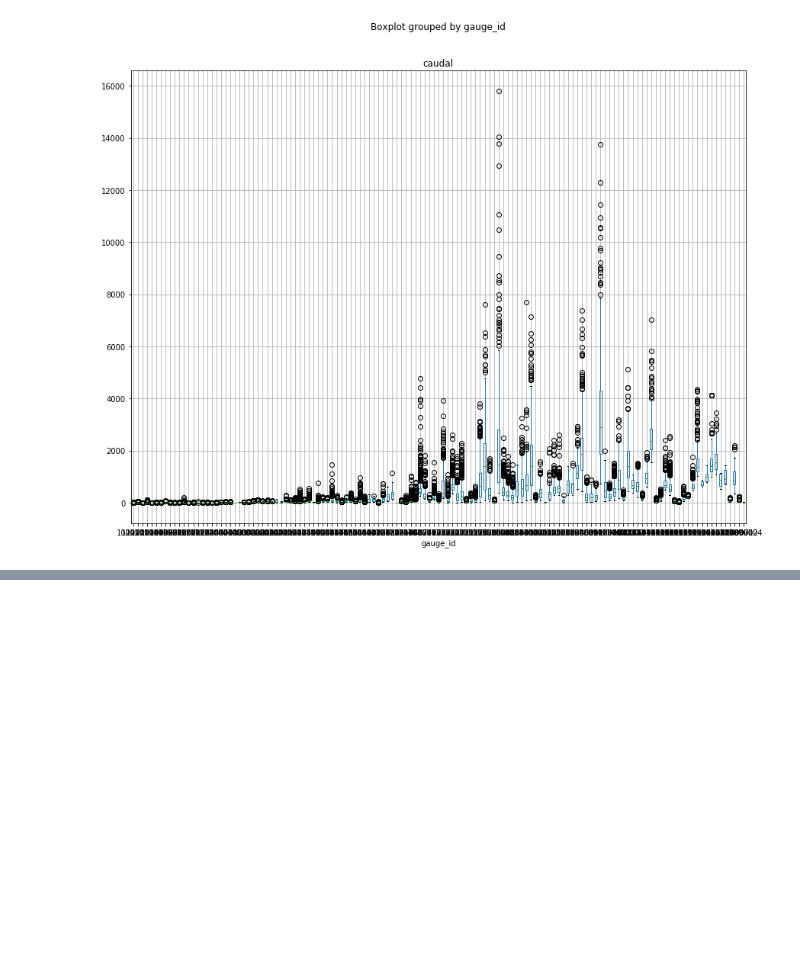
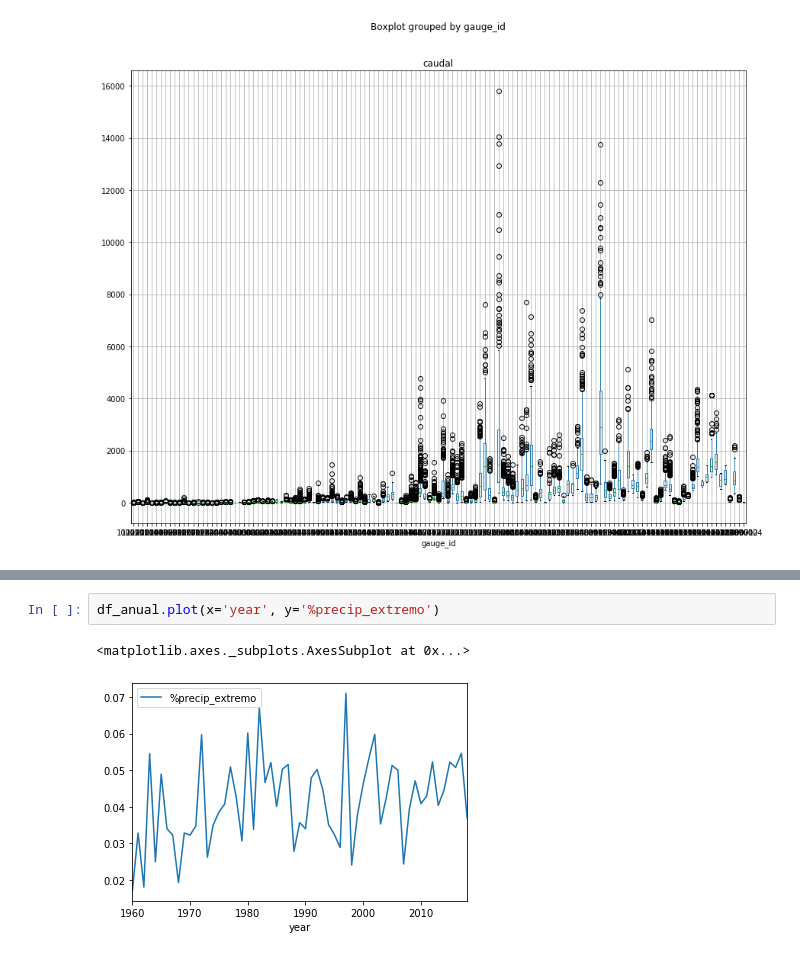
Before and after one commit to Codegn/desafio_spike_oct_2019, a Jupyter notebook: respuesta_desafio_spike.ipynb, the cells around one changed output, grey strips where cells are left out. Saved outputs shown, nothing was run; the diff lists cells and outputs as text; blank space fills up the shorter version.

```diff
--- a/respuesta_desafio_spike.ipynb
+++ b/respuesta_desafio_spike.ipynb
@@ -242,0 +283,5 @@ df[df['caudal_extremo'] == 1].boxplot(column='caudal', by='gauge_id', figsize=(1
+# %%
+df_anual.plot(x='year', y='%precip_extremo')
+# %% [output]
+<matplotlib.axes._subplots.AxesSubplot at 0x...>
+[figure, added]
```
Also changed, not shown: parts of 41 cells of this notebook, 3 other files.
